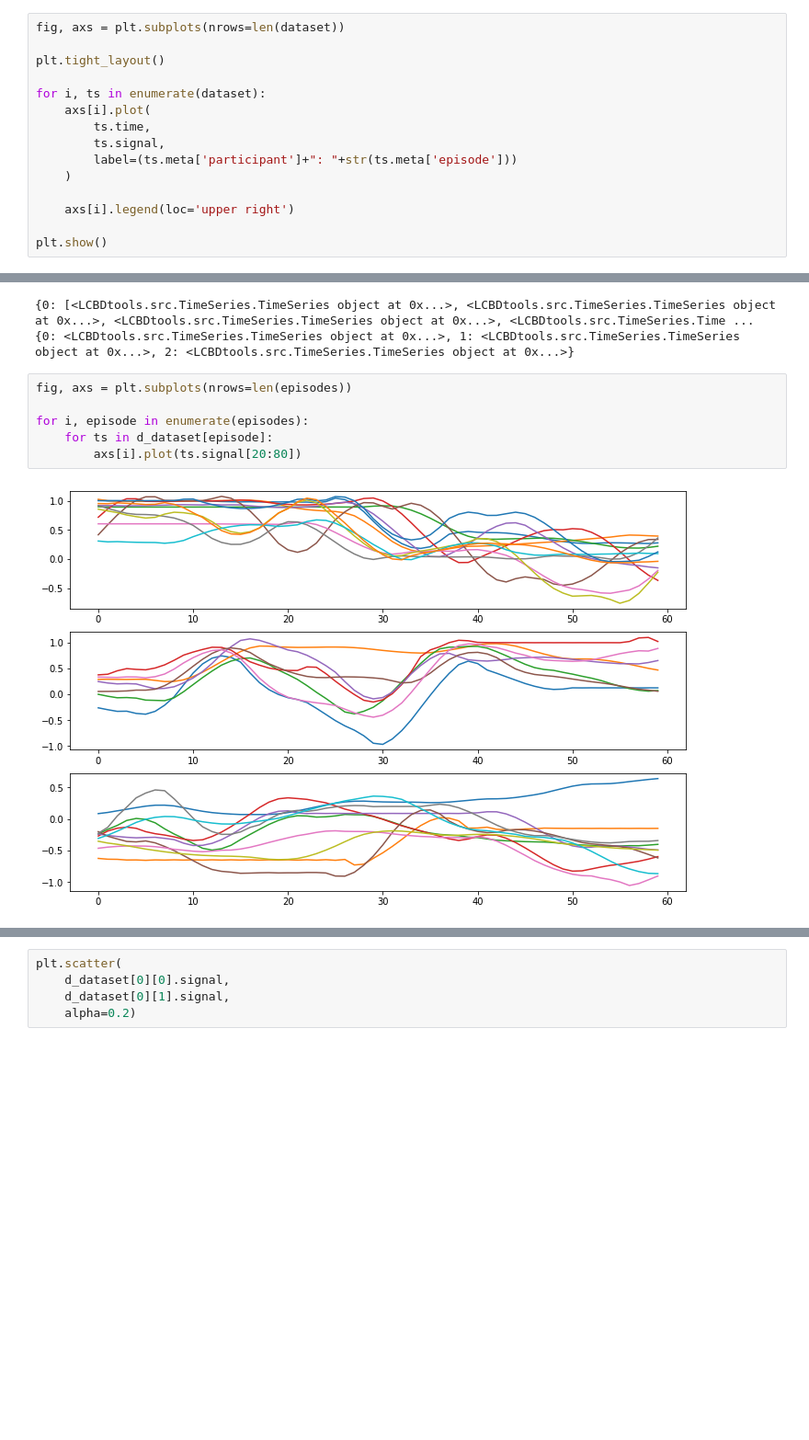
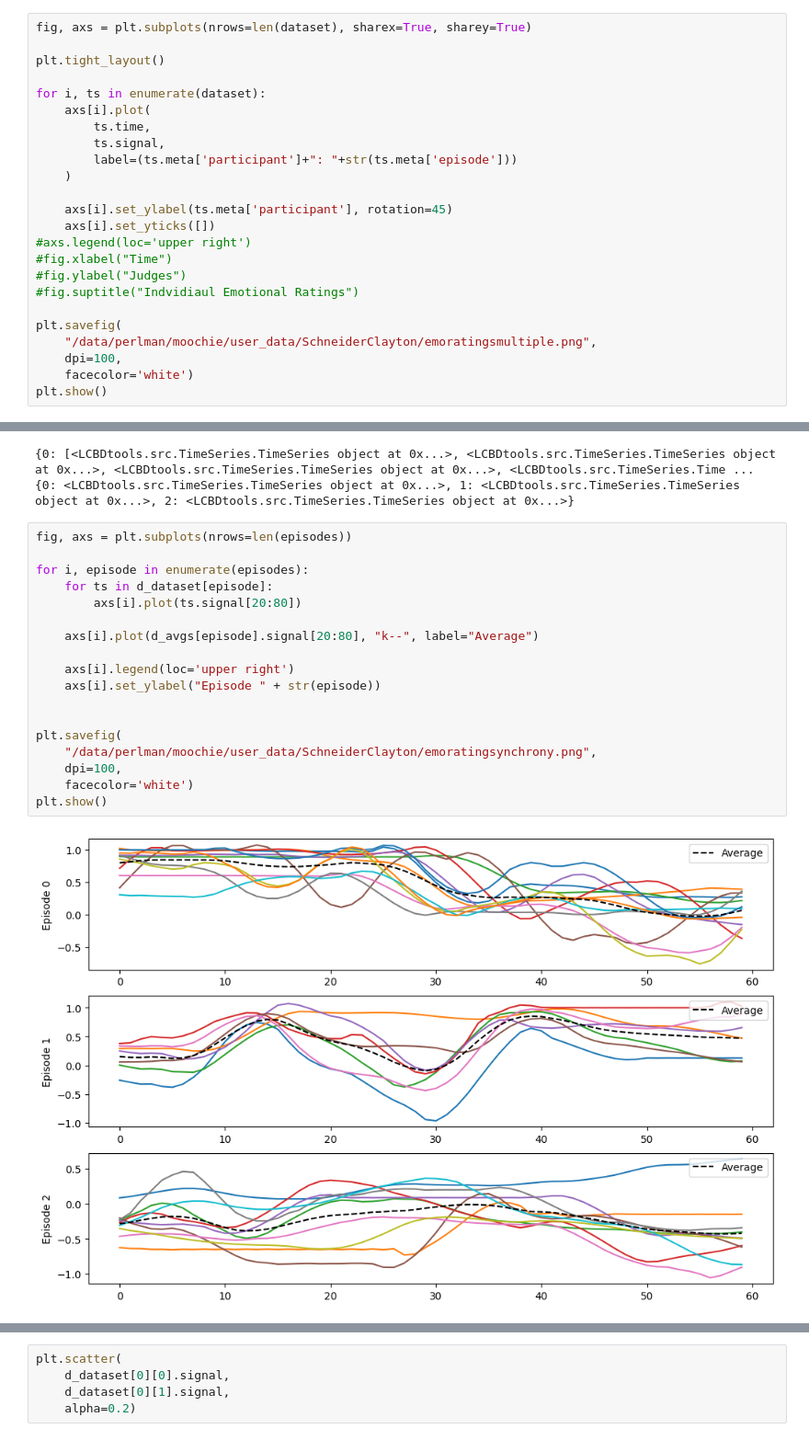
Before and after one commit to ChildBrainLab/LCBDtools, a Jupyter notebook: scripts/Beh/notebooks/ATVcorrelations-Final.ipynb, the cells around one changed output, grey strips where cells are left out. Shown at 92% size. Drawn from its saved outputs; the diff is of its cells as text; blank space fills up the shorter version.

```diff
--- a/scripts/Beh/notebooks/ATVcorrelations-Final.ipynb
+++ b/scripts/Beh/notebooks/ATVcorrelations-Final.ipynb
@@ -158,7 +156,7 @@ print(
 # %% [output]
 [51505, 52968, 38593, 43826, 38372, 43349, 57606, 55854, 56076, 64387, 67070, 38406, 56826, 72613, 73591, 63494, 44077, 61301, 48094, 38353, 48067, 38593, 56288, 38530, 54961, 50888, 51824, 51426, 527 ...
 # %%
-fig, axs = plt.subplots(nrows=len(dataset))
+fig, axs = plt.subplots(nrows=len(dataset), sharex=True, sharey=True)
 
 plt.tight_layout()
 
@@ -169,7 +167,16 @@ for i, ts in enumerate(dataset):
         label=(ts.meta['participant']+": "+str(ts.meta['episode']))
     )
 
-    axs[i].legend(loc='upper right')
+    axs[i].set_ylabel(ts.meta['participant'], rotation=45)
+    axs[i].set_yticks([])
+#axs.legend(loc='upper right')
+#fig.xlabel("Time")
+#fig.ylabel("Judges")
+#fig.suptitle("Indvidiaul Emotional Ratings")
 
+plt.savefig(
+    "/data/perlman/moochie/user_data/SchneiderClayton/emoratingsmultiple.png",
+    dpi=100,
+    facecolor='white')
 plt.show()
 # %% [output]
@@ -451,8 +458,20 @@ print(d_avgs)
 # %%
 fig, axs = plt.subplots(nrows=len(episodes))
 
 for i, episode in enumerate(episodes):
     for ts in d_dataset[episode]:
         axs[i].plot(ts.signal[20:80])
+
+    axs[i].plot(d_avgs[episode].signal[20:80], "k--", label="Average")
+
+    axs[i].legend(loc='upper right')
+    axs[i].set_ylabel("Episode " + str(episode))
+
+
+plt.savefig(
+    "/data/perlman/moochie/user_data/SchneiderClayton/emoratingsynchrony.png",
+    dpi=100,
+    facecolor='white')
+plt.show()
 # %% [output]
-[figure, old version]
+[figure, new version]
```
Also changed, not shown: parts of 9 cells of this notebook.
